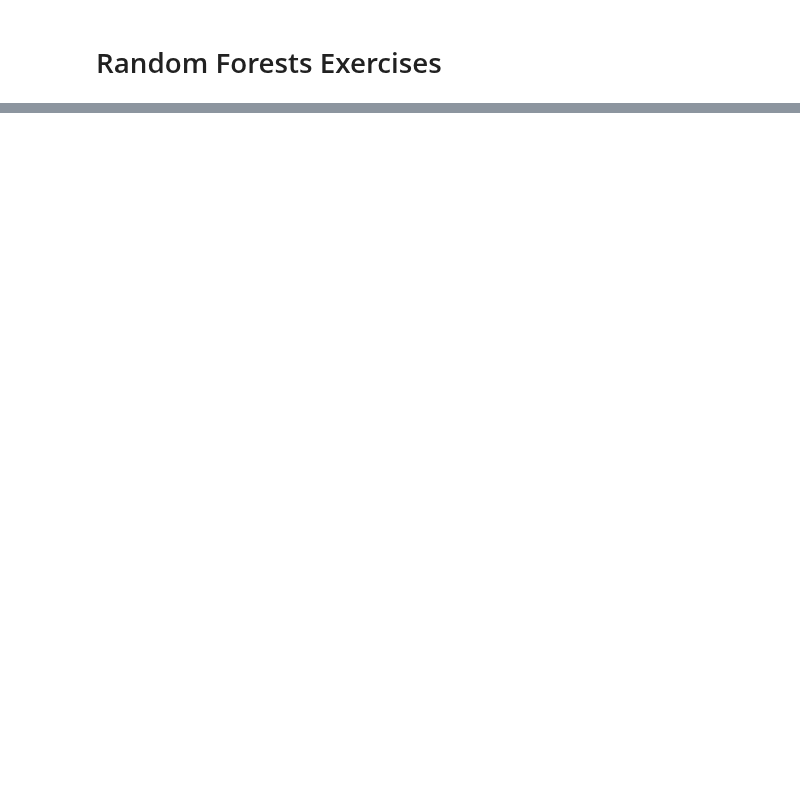
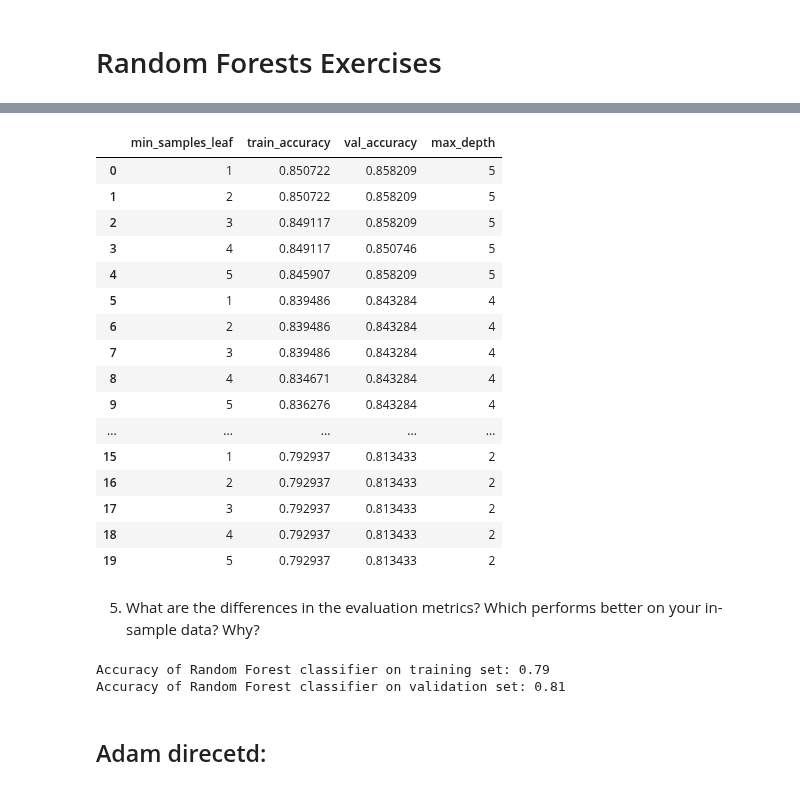
Before and after one commit to Marc-Aradillas/Classification_exercises.ipynb, a Jupyter notebook: random_forests.ipynb, the cells around one changed output, grey strips where cells are left out. Cells and saved outputs as stored; diff of their text form; code cells hidden in the pictures; blank space fills up the shorter version.

```diff
--- a/random_forests.ipynb
+++ b/random_forests.ipynb
@@ -27,0 +23,3 @@ import seaborn as sns
+# %%
+train, val, test = titanic_pipeline()
+train.head(), val.head()
@@ -27,0 +268,14 @@ import seaborn as sns
+# %%
+for i in reversed(range(2, 6)):
+
+    for n in (range(1, 6)):
+
+        forest = RandomForestClassifier(min_samples_leaf=n, max_depth=i, random_state=42)
+        forest = forest.fit(X_train, y_train)
+        y_predictions = forest.predict(X_train)
+        report = classification_report(y_train, y_predictions, output_dict=True)
+
+        print(f'Tree with max depth of {i}', '\n\n\n')
+        print(f'Minimum samples leaf of {n}', '\n')
+        print(pd.DataFrame(report).T)
+        print('\n\n')
@@ -27,0 +300,59 @@ import seaborn as sns
+# %%
+seed = 42
+train_accuracy = []
+val_accuracy = []
+depth = []
+samples = []
+
+for i in reversed(range(2, 6)):
+
+    for n in range(1, 6):
+
+        rf = RandomForestClassifier(min_samples_leaf=n, max_depth=i, random_state = seed)
+
+        rf.fit(X_train, y_train)
+
+        depth.append(i)
+
+        samples.append(n)
+
+        train_accuracy.append(rf.score(X_train, y_train))
+
+        val_accuracy.append(rf.score(X_val, y_val))
+# %%
+r_forest = pd.DataFrame({'min_samples_leaf' : samples,
+                        'train_accuracy' : train_accuracy,
+                        'val_accuracy' : val_accuracy,
+                        'max_depth' : depth,})
+r_forest
+# %% [output]
+|  | min_samples_leaf | train_accuracy | val_accuracy | max_depth |
+| 0 | 1 | 0.850722 | 0.858209 | 5 |
+| 1 | 2 | 0.850722 | 0.858209 | 5 |
+| 2 | 3 | 0.849117 | 0.858209 | 5 |
+| 3 | 4 | 0.849117 | 0.850746 | 5 |
+| 4 | 5 | 0.845907 | 0.858209 | 5 |
+| 5 | 1 | 0.839486 | 0.843284 | 4 |
+| 6 | 2 | 0.839486 | 0.843284 | 4 |
+| 7 | 3 | 0.839486 | 0.843284 | 4 |
+| 8 | 4 | 0.834671 | 0.843284 | 4 |
+| 9 | 5 | 0.836276 | 0.843284 | 4 |
+| ... | ... | ... | ... | ... |
+| 15 | 1 | 0.792937 | 0.813433 | 2 |
+| 16 | 2 | 0.792937 | 0.813433 | 2 |
+| 17 | 3 | 0.792937 | 0.813433 | 2 |
+| 18 | 4 | 0.792937 | 0.813433 | 2 |
+| 19 | 5 | 0.792937 | 0.813433 | 2 |
+# %% [markdown]
+5. What are the differences in the evaluation metrics? Which performs better on your in-sample data? Why?<br>
+# %%
+print('Accuracy of Random Forest classifier on training set: {:.2f}'
+      .format(rf.score(X_train, y_train)))
+
+print('Accuracy of Random Forest classifier on validation set: {:.2f}'
+      .format(rf.score(X_val, y_val)))
+# %% [output]
+Accuracy of Random Forest classifier on training set: 0.79
+Accuracy of Random Forest classifier on validation set: 0.81
+# %% [markdown]
+## Adam direcetd:
```
Also changed, not shown: parts of 35 cells of this notebook, 2 other files.
